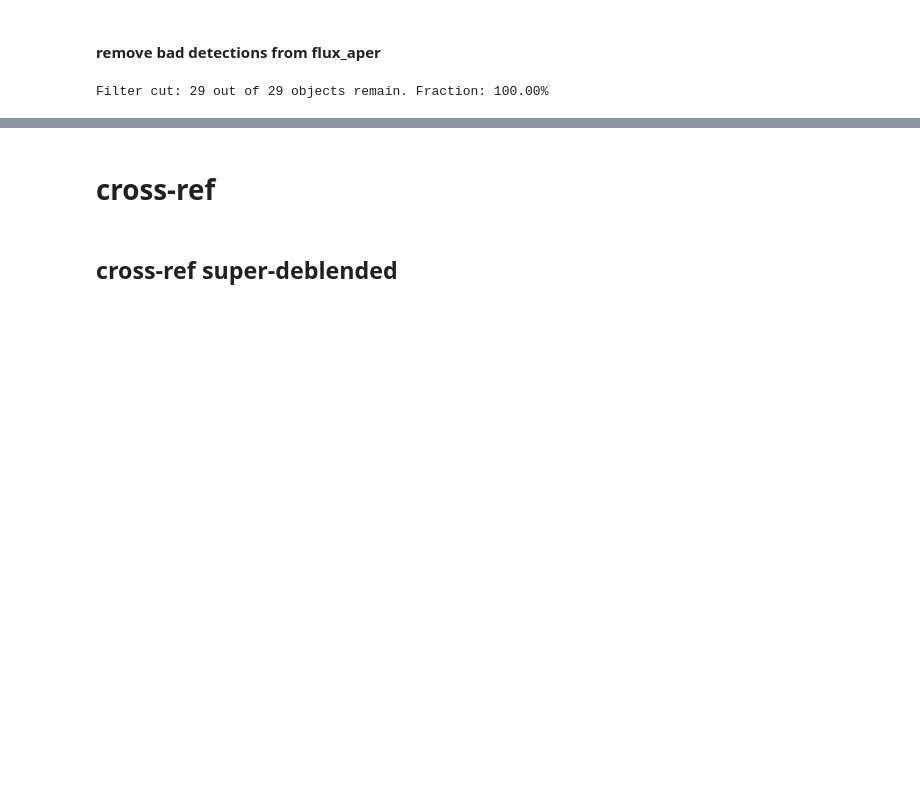
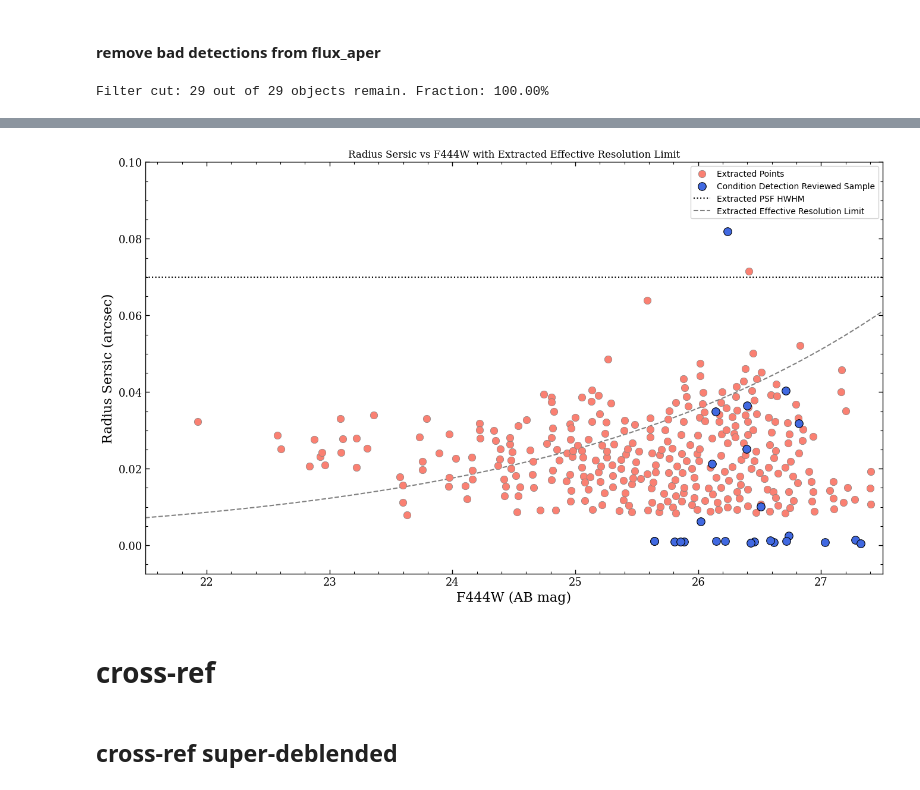
Before and after one commit to poulinal/DRG-COSMOS-WEB, a Jupyter notebook: src/analysis.ipynb, the cells around one changed output, grey strips where cells are left out. Cells and saved outputs as stored; diff of their text form; code cells hidden in the pictures; blank space fills up the shorter version.

```diff
--- a/src/analysis.ipynb
+++ b/src/analysis.ipynb
@@ -585,0 +1181,8 @@ Filter cut: 29 out of 29 objects remain. Fraction: 100.00%
+# %%
+# use extracted data of the original plot
+EXTRACTED_EFF_RESOLUTION_JSON_PATH = '/Volumes/Apple SDXC Reader Media/dusty-red/data/misc/effective_resolution_extracted_data.json'
+import json
+with open(EXTRACTED_EFF_RESOLUTION_JSON_PATH, 'r') as f:
+    extracted = json.load(f)
+# print the extracted data
+print(extracted)
@@ -585,0 +1191,79 @@ Filter cut: 29 out of 29 objects remain. Fraction: 100.00%
+# %%
+plot_bounds_ext = extracted['calibration']['plot_bounds_px']
+x_axis_ext_data = extracted['calibration']['x_axis']
+y_axis_ext_data = extracted['calibration']['y_axis']
+y_axis_right_ext_data = extracted['calibration']['y_axis_right']
+
+psf_ext_data = extracted['psf_hwhm_line']
+psf_formula_type = psf_ext_data['type'] #should be horizontal line
+psf_formula_formula_y = psf_ext_data['y_arcsec'] #should be a single y value in arcseconds, since it's a horizontal line
+
+eff_resolution_limit_ext_data = extracted['effective_resolution_limit']
+eff_resolution_dashed_line_formula_type = eff_resolution_limit_ext_data['type'] # should be exponential
+eff_resolution_dashed_line_formula_formula = eff_resolution_limit_ext_data['formula'] # should be exp(a * x + b) arcsec
+#parse to get the a and b values from the formula
+eff_resolution_dashed_line_formula_a = eff_resolution_dashed_line_formula_formula.split('exp(')[1].split(' * m444 - ')[0]
+eff_resolution_dashed_line_formula_b = eff_resolution_dashed_line_formula_formula.split('exp(')[1].split(' * m444 - ')[1].split(')')[0]
+eff_resolution_dashed_line_formula_a = float(eff_resolution_dashed_line_formula_a)
+eff_resolution_dashed_line_formula_b = float(eff_resolution_dashed_line_formula_b)
+print(f"Effective resolution dashed line formula: exp({eff_resolution_dashed_line_formula_a} * x + {eff_resolution_dashed_line_formula_b}) arcsec")
+
+ext_points = eff_resolution_limit_ext_data['points']
+ext_points_x = [p['m444'] for p in ext_points]
+ext_points_y = [p['Reff_arcsec'] for p in ext_points]
+
+data_points_ext = extracted['data_points']
+data_points_ext_x = [p['m444'] for p in data_points_ext]
+data_points_ext_y = [p['Reff_arcsec'] for p in data_points_ext]
+
+# print(np.column_stack((ext_points_x, ext_points_y)))
+# print(np.column_stack((data_points_ext_x, data_points_ext_y)))
+
+
+
+with mpl.rc_context(_rcparams):
+    figExt, axExt = plt.subplots(1,1, figsize=(16, 9))
+
+#get the x and y data for the condition_detection_reviewed sample, using the same columns as before (F444W magnitude and radius_sersic in arcseconds)
+x = cosmosWebHandler.get_cat_photom('condition_detection_reviewed')['mag_aper_f444w'][:, 2] # F444W magnitude
+y = cosmosWebHandler.get_cat_photom('condition_detection_reviewed')['radius_sersic'].astype(float) * 3600 # radius_sersic in arcseconds
+x_clean = x[np.isfinite(x) & np.isfinite(y)]
+y_clean = y[np.isfinite(x) & np.isfinite(y)]
+
+
+axExt.scatter(data_points_ext_x, data_points_ext_y, c='salmon', s=80, zorder=5, label='Extracted Points', edgecolor='grey', linewidth=0.5)
+axExt.scatter(x_clean, y_clean, c='royalblue', s=95, zorder=5, label='Condition Detection Reviewed Sample', edgecolor='black', linewidth=0.8)
+
+#create dashed line for the PSF HWHM using the y value from the extracted data, which should be a horizontal line
+axExt.axhline(psf_formula_formula_y, linestyle='dotted', color='black', label='Extracted PSF HWHM')
+
+#create equation for the effective resolution limit dashed line using the formula from the extracted data, and plot it on top of the original plot using the same x values as the extracted points and the y values from the formula
+import numpy as np
+# note type formula is exp(a * x + b), where a and b are the values we parsed out above, and x is the F444W magnitude
+# x_for_formula = np.array(ext_points_x)
+#make x for formula go the entire range of the x axis of the plot
+x_min = min(min(ext_points_x), min(x_clean))
+x_max = max(max(ext_points_x), max(x_clean))
+x_for_formula = np.linspace(x_min, x_max, 100)
+y_for_formula = np.exp(eff_resolution_dashed_line_formula_a * x_for_formula - eff_resolution_dashed_line_formula_b)
+# axExt.plot(x_for_formula, y_for_formula, linestyle='dashed', color='grey', label='Extracted Effective Resolution Limit')
+#instead use ext_points_x and ext_points_y to plot the effective resolution limit as a dashed line, since the formula is just a fit to those points and may not be accurate outside of that range
+axExt.plot(ext_points_x, ext_points_y, linestyle='dashed', color='grey', label='Extracted Effective Resolution Limit')
+
+axExt.set_xlabel('F444W (AB mag)')
+axExt.set_ylabel('Radius Sersic (arcsec)')
+axExt.set_title('Radius Sersic vs F444W with Extracted Effective Resolution Limit')
+# axExt.invert_xaxis()
+# axExt.set_yscale('log')
+axExt.legend(loc='best', framealpha=0.9)
+
+
+
+axExt.set_ylim(-0.0075, 0.1)
+
+axExt.set_xlim(x_axis_ext_data['min'], x_axis_ext_data['max'])
+
+
+
+plt.show()
+# %% [output]
@@ -586,3 +1271,4 @@ Filter cut: 29 out of 29 objects remain. Fraction: 100.00%
+[figure, added]
 # %% [markdown]
 # cross-ref
 # %% [markdown]
```
Also changed, not shown: parts of 54 cells of this notebook, 2 other files.
